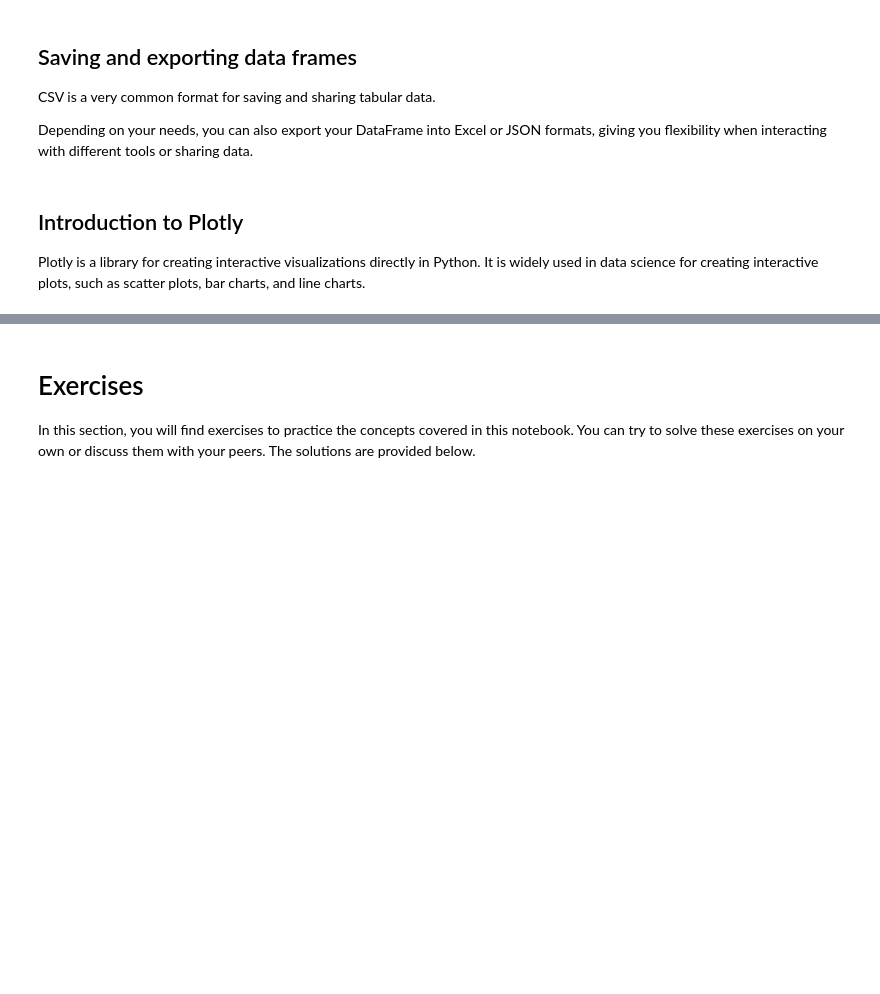
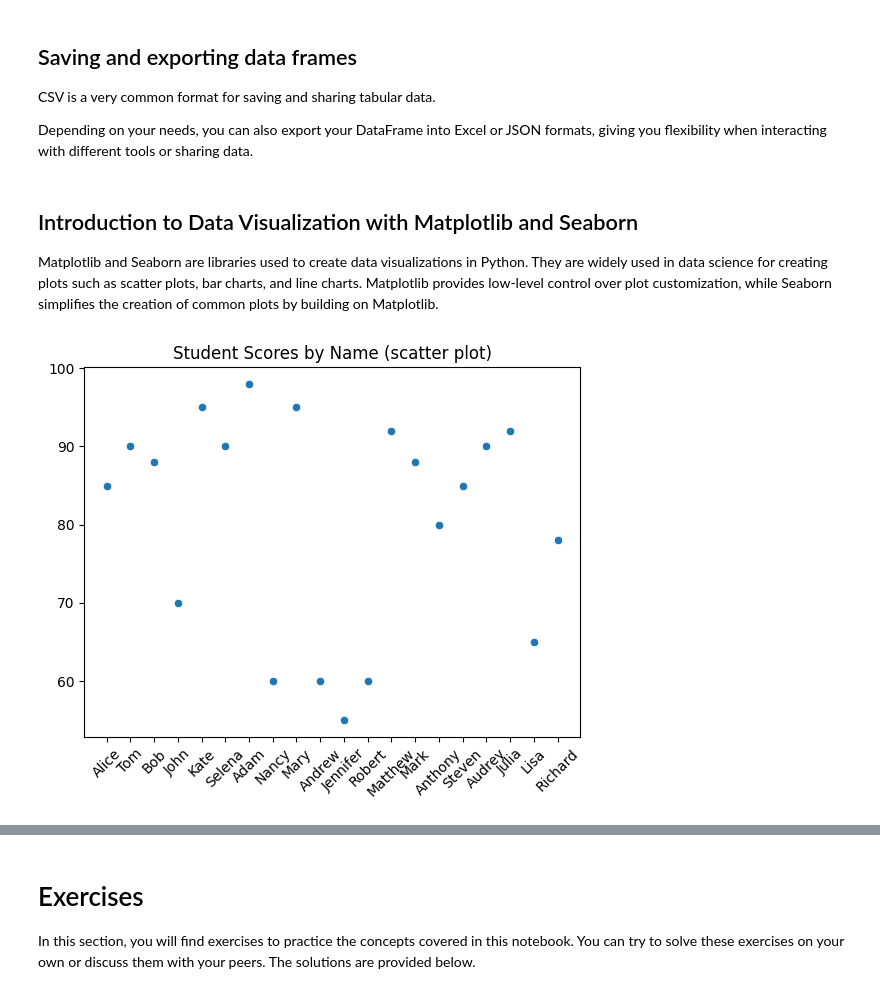
Before and after one commit to uio-bmi/stats_for_cs, a Jupyter notebook: Week_1_PythonIntro/PythonIntro.ipynb, the cells around one changed output, grey strips where cells are left out. Drawn from its saved outputs; the diff is of its cells as text; code cells hidden in the pictures; blank space fills up the shorter version.

```diff
--- a/Week_1_PythonIntro/PythonIntro.ipynb
+++ b/Week_1_PythonIntro/PythonIntro.ipynb
@@ -639,6 +785,8 @@ Depending on your needs, you can also export your DataFrame into Excel or JSON f
 # Saving the DataFrame to a CSV file
 df.to_csv("week_1_data_tmp.csv", index=False)
 # %% [markdown]
-## Introduction to Plotly
+## Introduction to Data Visualization with Matplotlib and Seaborn
 
-Plotly is a library for creating interactive visualizations directly in Python. It is widely used in data science for creating interactive plots, such as scatter plots, bar charts, and line charts.
+Matplotlib and Seaborn are libraries used to create data visualizations in Python.
+They are widely used in data science for creating plots such as scatter plots, bar charts, and line charts.
+Matplotlib provides low-level control over plot customization, while Seaborn simplifies the creation of common plots by building on Matplotlib.
@@ -650,2 +793,14 @@ fig.show()
+# %%
+# Preparing a dictionary of input data for visualization
+data = df.to_dict(orient="list")
+# %%
+# Plotting with Seaborn
+# Basic scatter plot
+sns.scatterplot(x=data["Name"], y=data["Score"])
+plt.title("Student Scores by Name (scatter plot)")
+plt.xticks(rotation=45)
+plt.show()
+# %% [output]
+[figure, added]
 # %%
 # Adding color and size based on another variable
```
Also changed, not shown: parts of 63 cells of this notebook.
